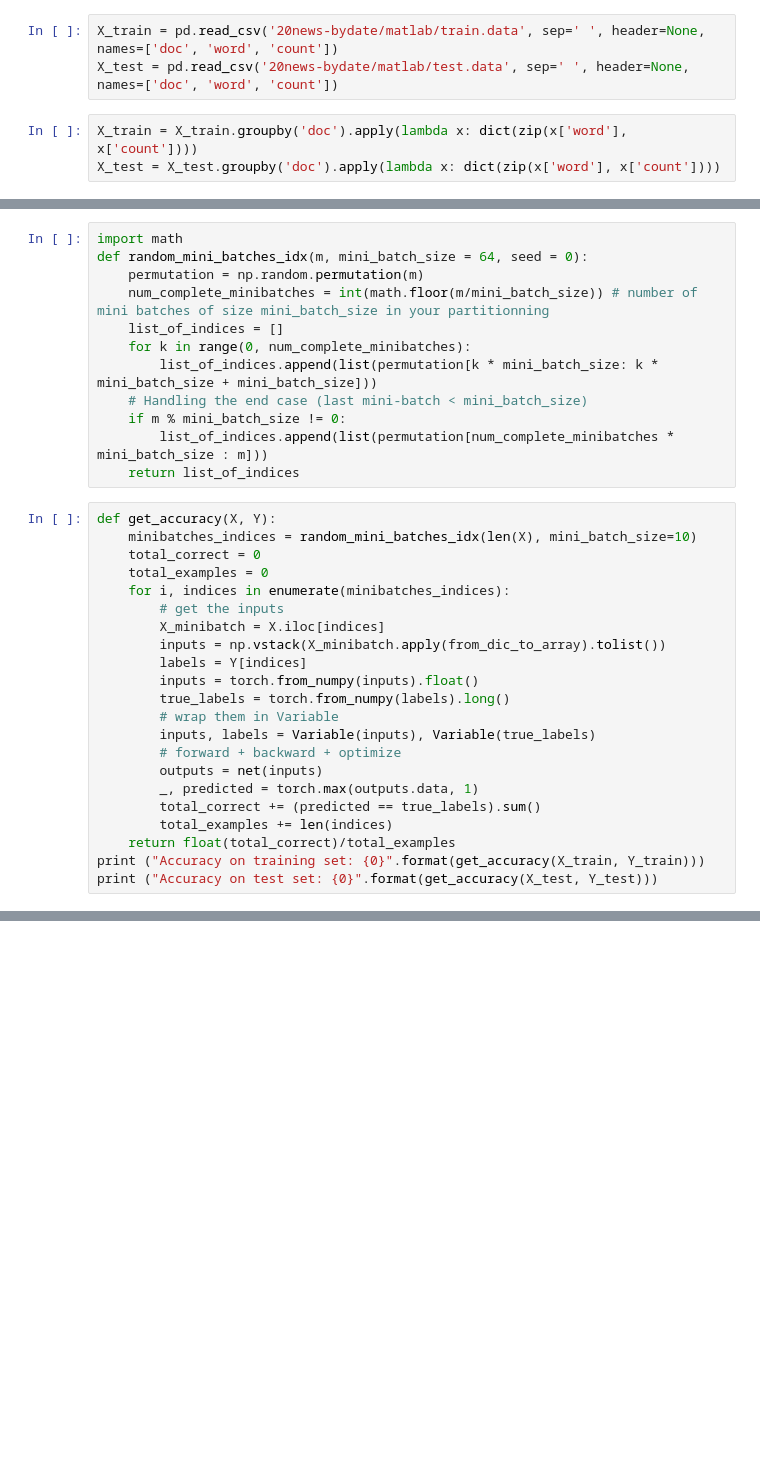
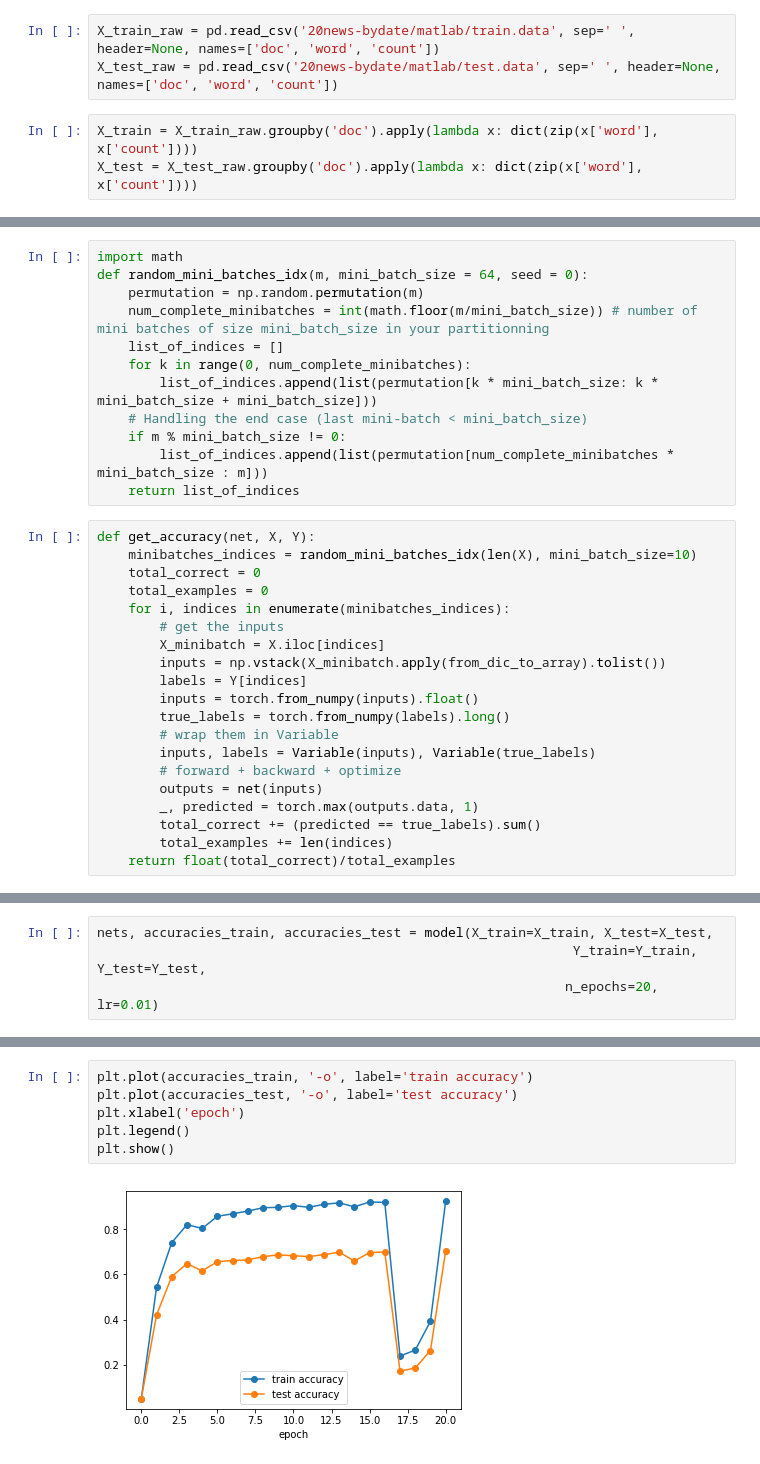
Before and after one commit to afcarl/IFT6135H18, a Jupyter notebook: Problem2.ipynb, the cells around one changed output, grey strips where cells are left out. Drawn from its saved outputs; the diff is of its cells as text; blank space fills up the shorter version.

Commit message:
added preprocessing, training, and train test accuracies

```diff
--- a/Problem2.ipynb
+++ b/Problem2.ipynb
@@ -17,11 +15,11 @@ m_train = len(Y_train)
 m_test = len(Y_test)
 LEN_VOCAB = len(vocab)
 # %%
-X_train = pd.read_csv('20news-bydate/matlab/train.data', sep=' ', header=None, names=['doc', 'word', 'count'])
-X_test = pd.read_csv('20news-bydate/matlab/test.data', sep=' ', header=None, names=['doc', 'word', 'count'])
+X_train_raw = pd.read_csv('20news-bydate/matlab/train.data', sep=' ', header=None, names=['doc', 'word', 'count'])
+X_test_raw = pd.read_csv('20news-bydate/matlab/test.data', sep=' ', header=None, names=['doc', 'word', 'count'])
 # %%
-X_train = X_train.groupby('doc').apply(lambda x: dict(zip(x['word'], x['count'])))
-X_test = X_test.groupby('doc').apply(lambda x: dict(zip(x['word'], x['count'])))
+X_train = X_train_raw.groupby('doc').apply(lambda x: dict(zip(x['word'], x['count'])))
+X_test = X_test_raw.groupby('doc').apply(lambda x: dict(zip(x['word'], x['count'])))
 # %%
 def from_dic_to_array(dic):
     ar = np.zeros(LEN_VOCAB)
@@ -66,7 +64,7 @@ def random_mini_batches_idx(m, mini_batch_size = 64, seed = 0):
         list_of_indices.append(list(permutation[num_complete_minibatches * mini_batch_size : m]))
     return list_of_indices
 # %%
-def get_accuracy(X, Y):
+def get_accuracy(net, X, Y):
     minibatches_indices = random_mini_batches_idx(len(X), mini_batch_size=10)
     total_correct = 0
     total_examples = 0
@@ -85,5 +83,3 @@ def get_accuracy(X, Y):
         total_correct += (predicted == true_labels).sum()
         total_examples += len(indices)
     return float(total_correct)/total_examples
-print ("Accuracy on training set: {0}".format(get_accuracy(X_train, Y_train)))
-print ("Accuracy on test set: {0}".format(get_accuracy(X_test, Y_test)))
@@ -148,0 +135,4 @@ Finished Training
+# %%
+nets, accuracies_train, accuracies_test = model(X_train=X_train, X_test=X_test,
+                                                             Y_train=Y_train, Y_test=Y_test,
+                                                            n_epochs=20, lr=0.01)
@@ -148,0 +157,8 @@ Finished Training
+# %%
+plt.plot(accuracies_train, '-o', label='train accuracy')
+plt.plot(accuracies_test, '-o', label='test accuracy')
+plt.xlabel('epoch')
+plt.legend()
+plt.show()
+# %% [output]
+[figure, added]
```
Also changed, not shown: parts of 16 cells of this notebook.
